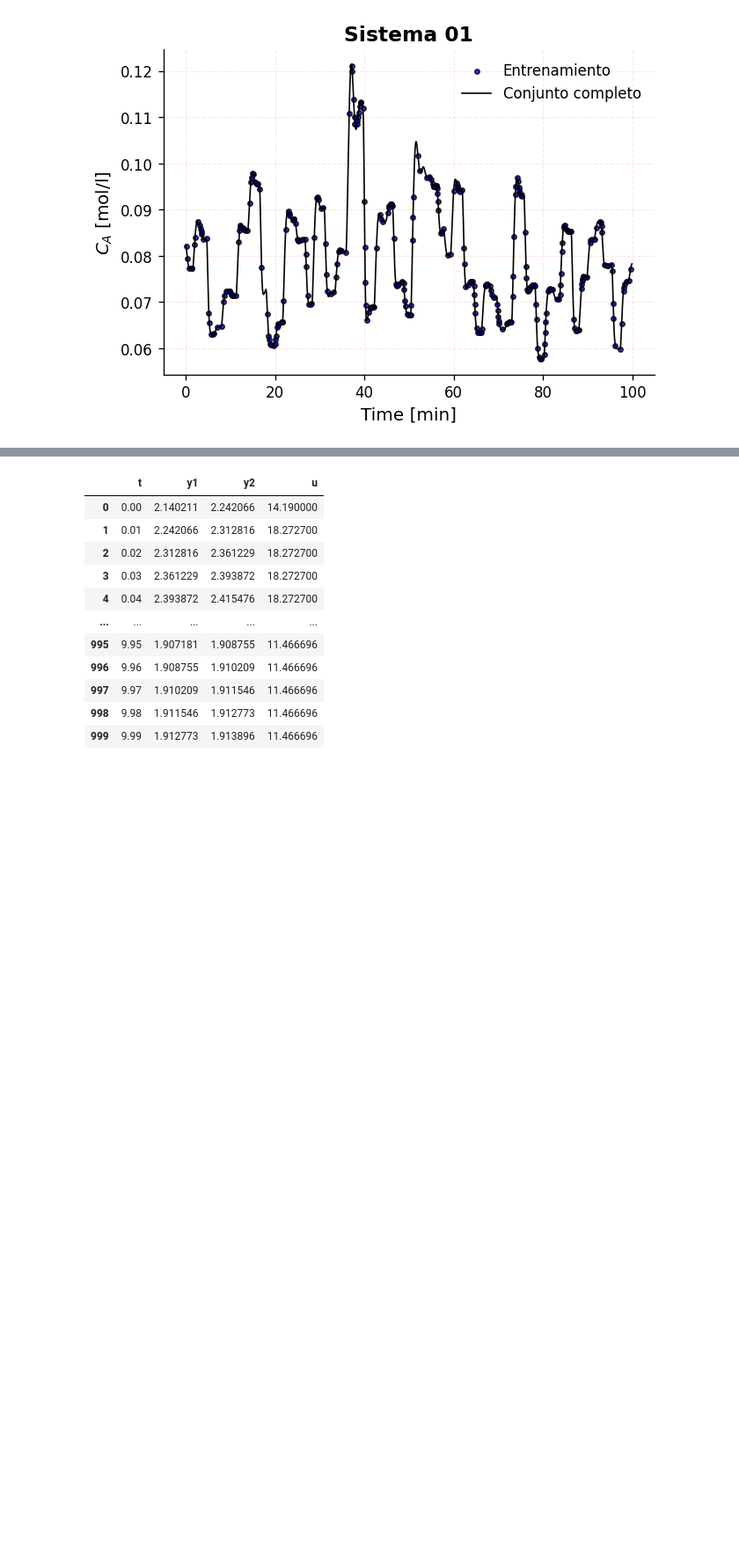
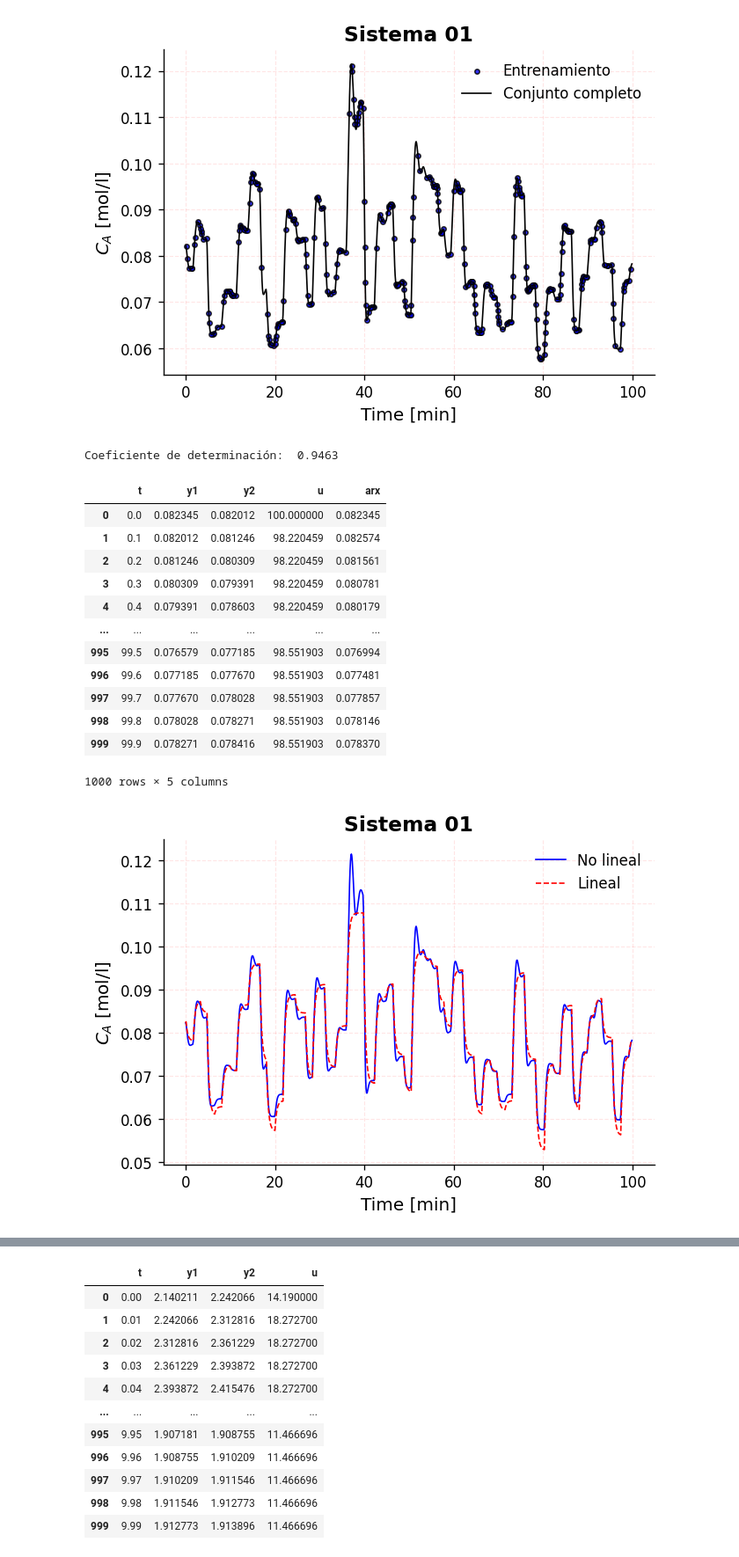
Before and after one commit to DrFaus/benckmark_nonlinear_systems, a Jupyter notebook: MedicionNoLinealidad/Nonlinear_Systems.ipynb, the cells around one changed output, grey strips where cells are left out. Shown at 88% size. Saved outputs shown, nothing was run; the diff lists cells and outputs as text; code cells hidden in the pictures; blank space fills up the shorter version.

```diff
--- a/MedicionNoLinealidad/Nonlinear_Systems.ipynb
+++ b/MedicionNoLinealidad/Nonlinear_Systems.ipynb
@@ -509,3 +687,52 @@ df
 | 999 | 99.9 | 0.078271 | 0.078416 | 98.551903 |
 1000 rows × 4 columns
 [figure]
+# %%
+#@title Construncción del ARX
+
+## Importación y entrenamiento
+import statsmodels.api as sm
+x_constante = sm.add_constant(X_train[["y1", "u"]])
+modelo = sm.OLS(X_train["y2"], x_constante).fit()
+
+## Verificación
+yc = [y[0]]
+for i in range(df.shape[0] - 1):
+  x_iter = [1, yc[-1], u[i]]
+  yc.append(float(modelo.predict(x_iter)))
+df["arx"] = yc
+
+## Coeficiente de determinación
+from sklearn.metrics import r2_score
+r2 = r2_score(df["y2"], df["arx"])
+print(f'Coeficiente de determinación: {r2: 0.4f}\n')
+
+## Gráfico para comparar ARX con el modelo no lineal
+grafico_comparacion(
+    df["t"], df["y1"],
+    df["t"], df["arx"],
+    "Sistema 01",
+    "No lineal",
+    "Lineal",
+    "Time [min]",
+    "$C_A$ [mol/l]",
+    "system01_comparacion"
+    )
+
+df
+# %% [output]
+Coeficiente de determinación:  0.9463
+|  | t | y1 | y2 | u | arx |
+| 0 | 0.0 | 0.082345 | 0.082012 | 100.000000 | 0.082345 |
+| 1 | 0.1 | 0.082012 | 0.081246 | 98.220459 | 0.082574 |
+| 2 | 0.2 | 0.081246 | 0.080309 | 98.220459 | 0.081561 |
+| 3 | 0.3 | 0.080309 | 0.079391 | 98.220459 | 0.080781 |
+| 4 | 0.4 | 0.079391 | 0.078603 | 98.220459 | 0.080179 |
+| ... | ... | ... | ... | ... | ... |
+| 995 | 99.5 | 0.076579 | 0.077185 | 98.551903 | 0.076994 |
+| 996 | 99.6 | 0.077185 | 0.077670 | 98.551903 | 0.077481 |
+| 997 | 99.7 | 0.077670 | 0.078028 | 98.551903 | 0.077857 |
+| 998 | 99.8 | 0.078028 | 0.078271 | 98.551903 | 0.078146 |
+| 999 | 99.9 | 0.078271 | 0.078416 | 98.551903 | 0.078370 |
+1000 rows × 5 columns
+[figure, added]
```
Also changed, not shown: parts of 20 cells of this notebook.
